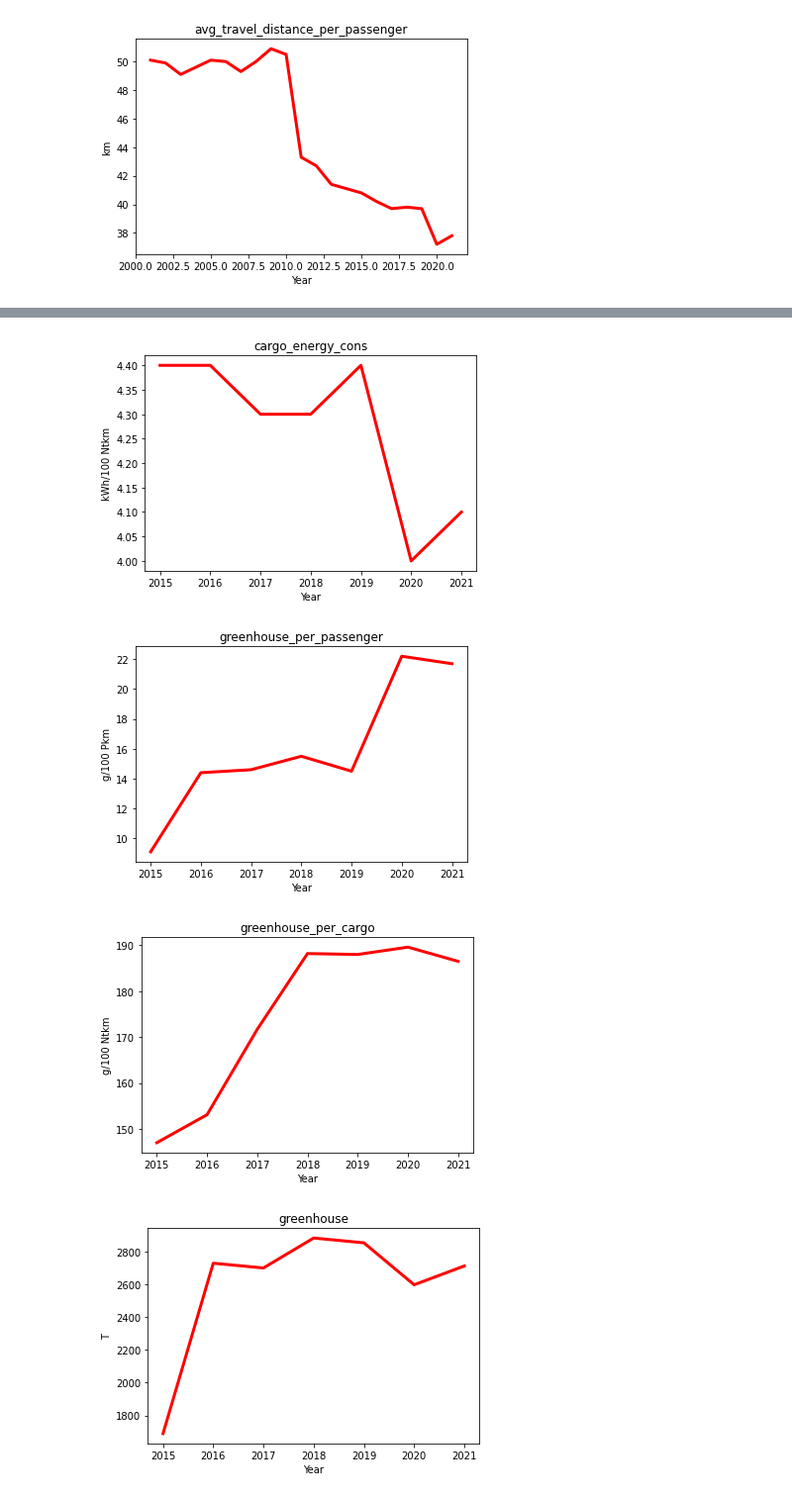
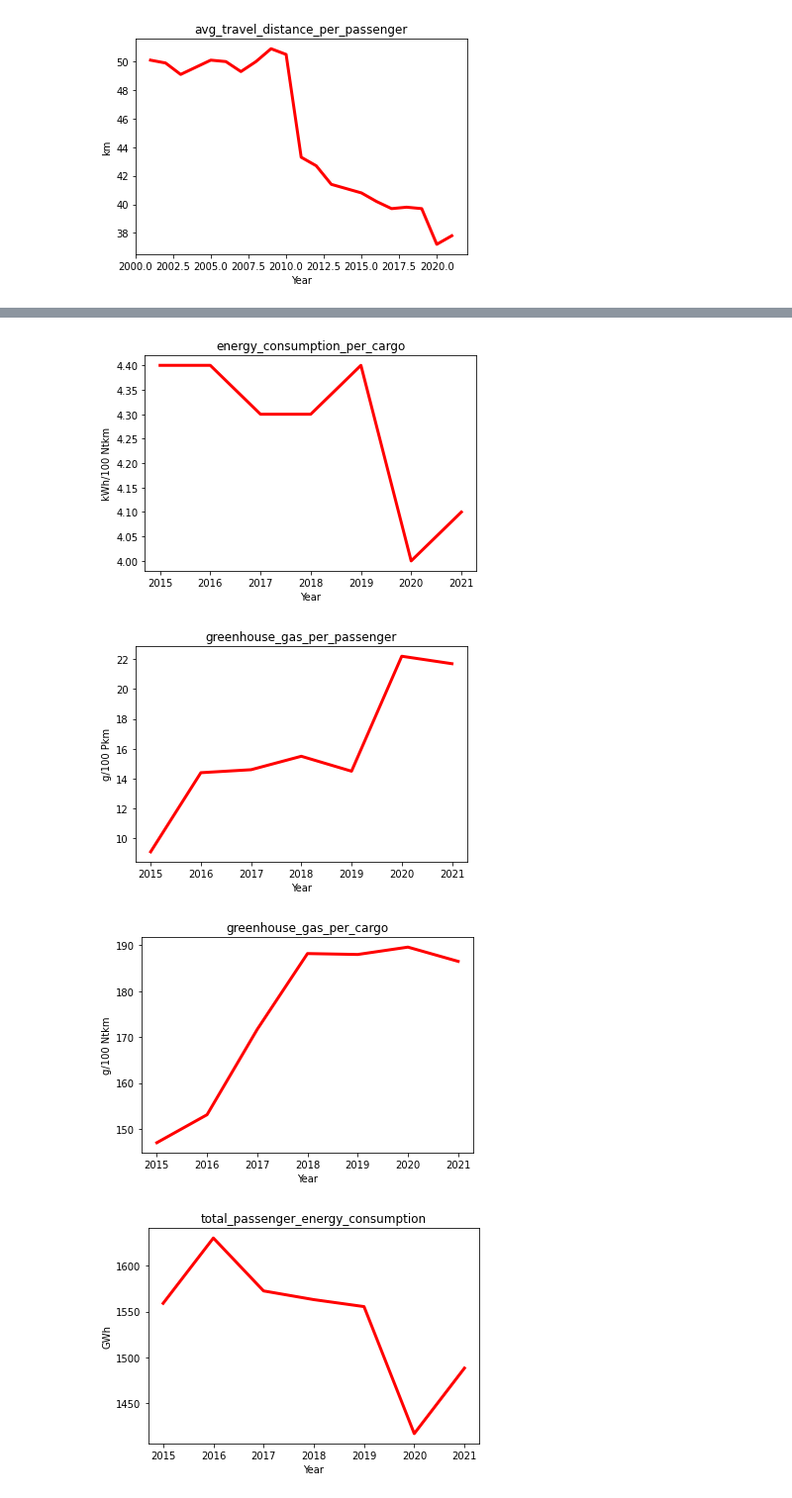
Before and after one commit to Jheim12/CAPP30239_FA22, a Jupyter notebook: EDA.ipynb, the cells around one changed output, grey strips where cells are left out. Shown: that part at 99% size. Saved outputs shown, nothing was run; the diff lists cells and outputs as text; code cells hidden in the pictures.

```diff
--- a/EDA.ipynb
+++ b/EDA.ipynb
@@ -10,6 +10,8 @@ import matplotlib.pyplot as plt
 raw_eu = pd.read_csv('data/trains_europe.csv')
 eu = raw_eu.drop(0, axis = 0)
 unit = raw_eu.iloc[0].to_dict()
-eu.head(10)
+for col in eu.columns.drop('country'):
+    eu[col] = eu[col].astype(float)
+eu
 # %% [output]
 |  | country | year | total_rail_traffic | perc_passenger_services | passenger_km | population | size | ... |
@@ -196,0 +137,7 @@ ch
+# %%
+raw_ch = pd.read_csv('data/trains_switzerland.csv')
+ch = raw_ch.drop(0, axis = 0)
+unit = raw_ch.iloc[0].to_dict()
+for col in ch.columns:
+    ch[col] = ch[col].astype(float)
+ch
@@ -198,7 +159,7 @@ ch
 def plot_ch(column, pandemic = False, ch = ch):
     # Zoom on pandemic years
     if pandemic:
-        ch = ch.loc[ch['year'] >= 2019]
+        ch = ch.loc[ch['year'] >= 2015]
 
     # Make plot
     plt.plot(
@@ -251,16 +216,16 @@ plot_ch('passenger_energy_cons', pandemic = False)
 # %%
-plot_ch('cargo_energy_cons', pandemic = False)
+plot_ch('energy_consumption_per_cargo', pandemic = False)
 # %% [output]
-[figure, old version]
+[figure, new version]
 # %%
-plot_ch('greenhouse_per_passenger', pandemic = False)
+plot_ch('greenhouse_gas_per_passenger', pandemic = False)
 # %% [output]
-[figure, old version]
+[figure, new version]
 # %%
-plot_ch('greenhouse_per_cargo', pandemic = False)
+plot_ch('greenhouse_gas_per_cargo', pandemic = False)
 # %% [output]
-[figure, old version]
+[figure, new version]
 # %%
-plot_ch('greenhouse', pandemic = False)
+plot_ch('total_passenger_energy_consumption', pandemic = False)
 # %% [output]
-[figure, old version]
+[figure, new version]
```
Also changed, not shown: parts of 24 cells of this notebook.
